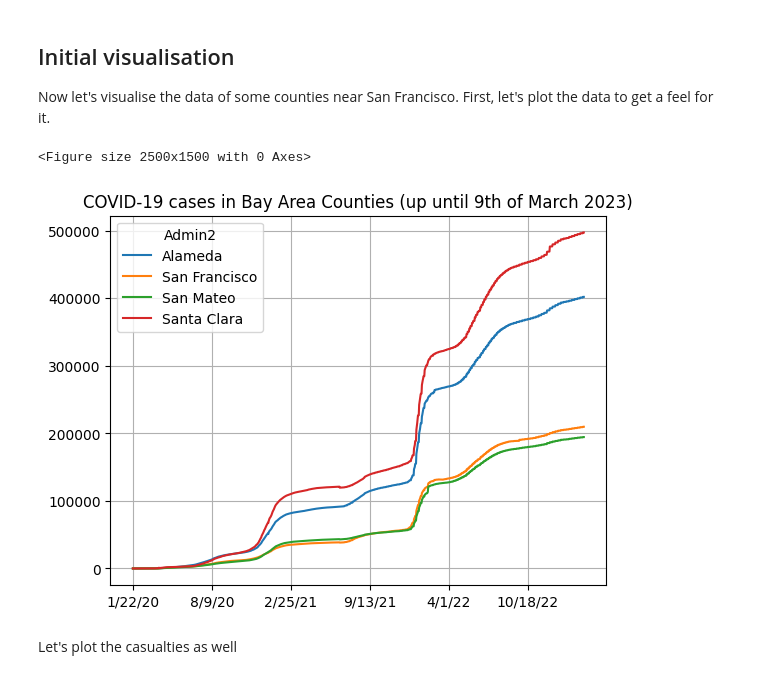
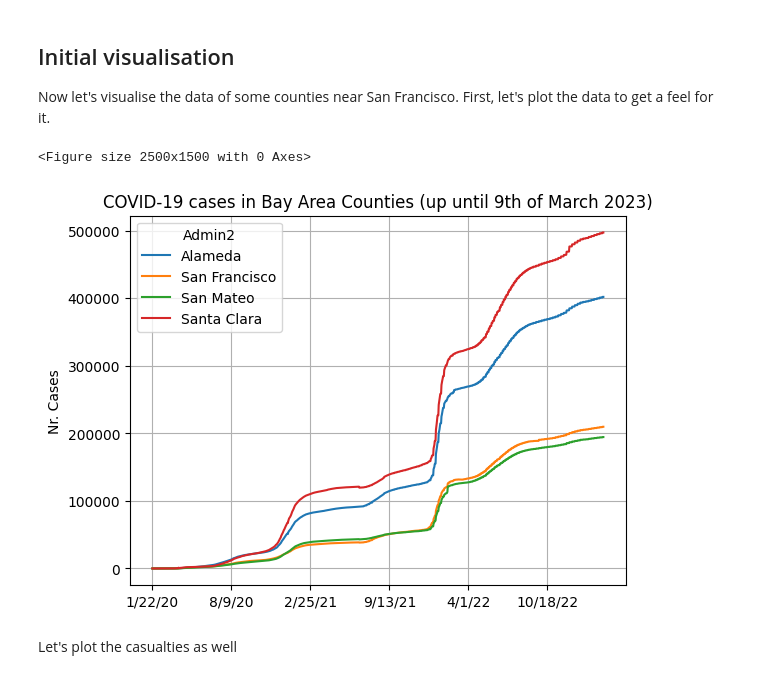
Before and after one commit to JJMFrijns/covid19-analysis, a Jupyter notebook: covid_analysis.ipynb, the cells around one changed output. Saved outputs shown, nothing was run; the diff lists cells and outputs as text; code cells hidden in the pictures.

```diff
--- a/covid_analysis.ipynb
+++ b/covid_analysis.ipynb
@@ -90,14 +92,15 @@ Now let's visualise the data of some counties near San Francisco. First, let's p
 # %%
 counties = ['Alameda', 'San Francisco', 'San Mateo', 'Santa Clara']
 
 fig = plt.figure(figsize=(25,15))
 plot = cases_clean[counties].plot()
 plot.set_title('COVID-19 cases in Bay Area Counties (up until 9th of March 2023)')
+plt.ylabel('Nr. Cases')
 plt.grid()
 plt.show()
 # %% [output]
 <Figure size 2500x1500 with 0 Axes>
-[figure, old version]
+[figure, new version]
 # %% [markdown]
 Let's plot the casualties as well
 # %%
```
Also changed, not shown: parts of 7 cells of this notebook.
